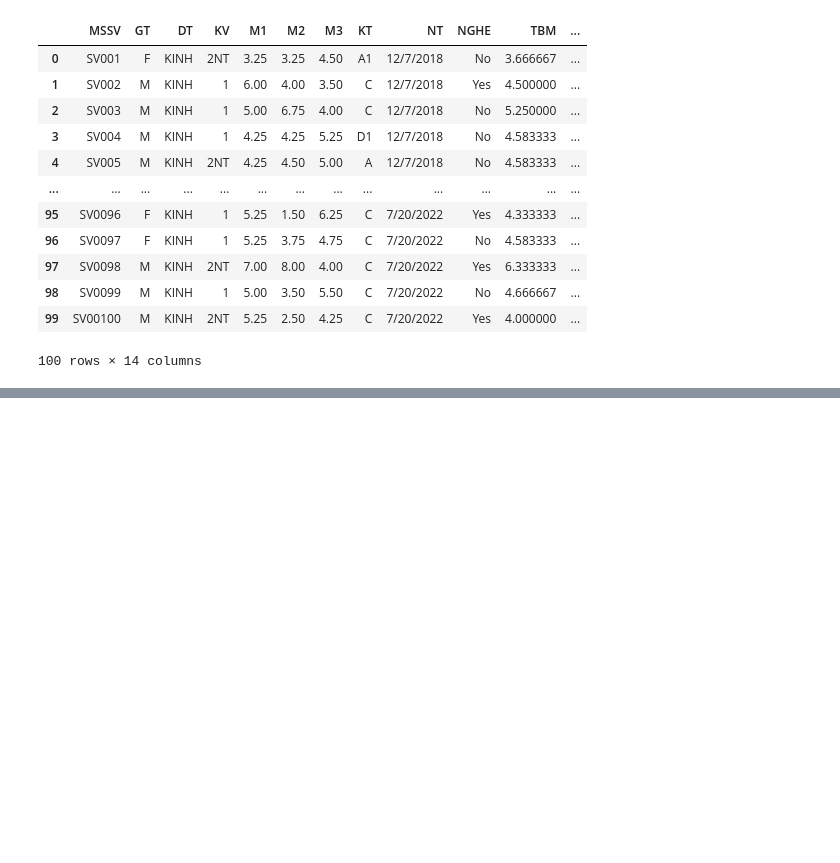
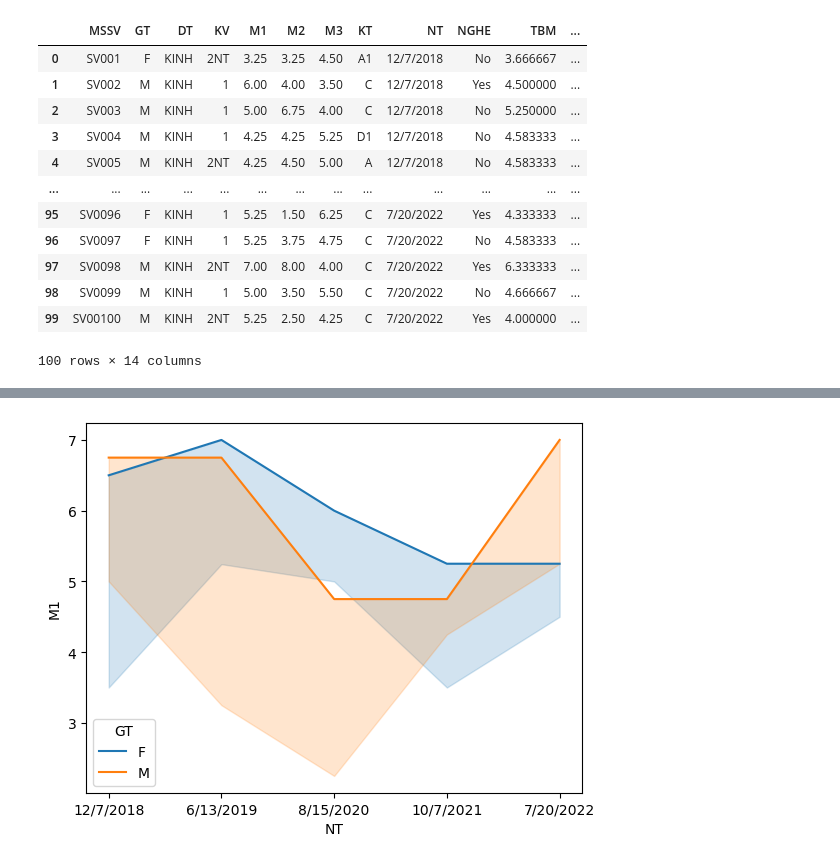
Before and after one commit to DucNhat03/PTDL_AI, a Jupyter notebook: Day2/Buoi2.ipynb, the cells around one changed output, grey strips where cells are left out. Saved outputs shown, nothing was run; the diff lists cells and outputs as text; code cells hidden in the pictures; blank space fills up the shorter version.

```diff
--- a/Day2/Buoi2.ipynb
+++ b/Day2/Buoi2.ipynb
@@ -157,0 +198,6 @@ df
+# %%
+sns.lineplot(x='NT', y='M1', hue='GT',
+             data=df, estimator=np.max)
+plt.show()
+# %% [output]
+[figure, added]
```
Also changed, not shown: parts of 6 cells of this notebook.
